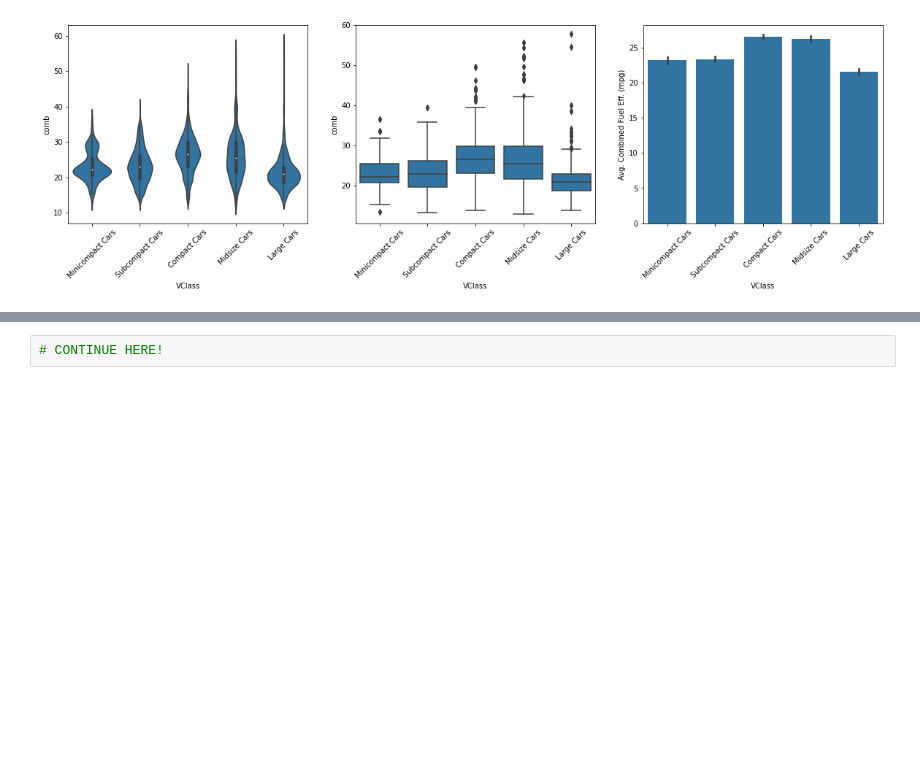
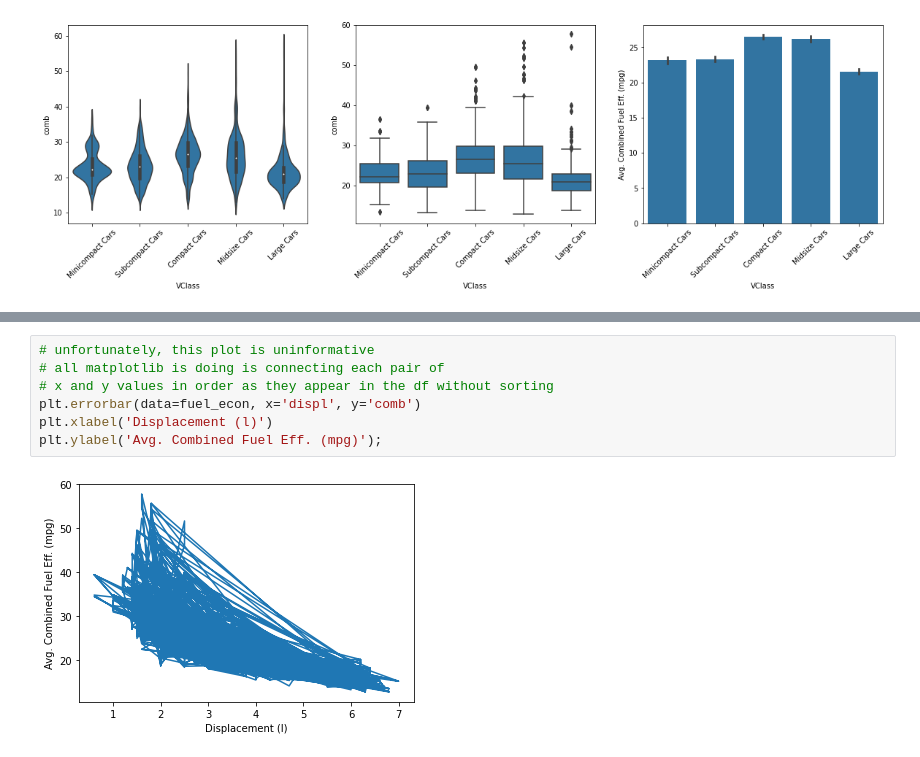
Before and after one commit to tharcyla/data-visualization, a Jupyter notebook: 04_Bivariate-Exploration-of-Data.ipynb, the cells around one changed output, grey strips where cells are left out. Cells and saved outputs as stored; diff of their text form; blank space fills up the shorter version.

```diff
--- a/04_Bivariate-Exploration-of-Data.ipynb
+++ b/04_Bivariate-Exploration-of-Data.ipynb
@@ -771,2 +774,9 @@ plt.ylabel('Avg. Combined Fuel Eff. (mpg)');
 # %%
-# CONTINUE HERE!
+# unfortunately, this plot is uninformative
+# all matplotlib is doing is connecting each pair of
+# x and y values in order as they appear in the df without sorting
+plt.errorbar(data=fuel_econ, x='displ', y='comb')
+plt.xlabel('Displacement (l)')
+plt.ylabel('Avg. Combined Fuel Eff. (mpg)');
+# %% [output]
+[figure, added]
```
Also changed, not shown: parts of 24 cells of this notebook.
